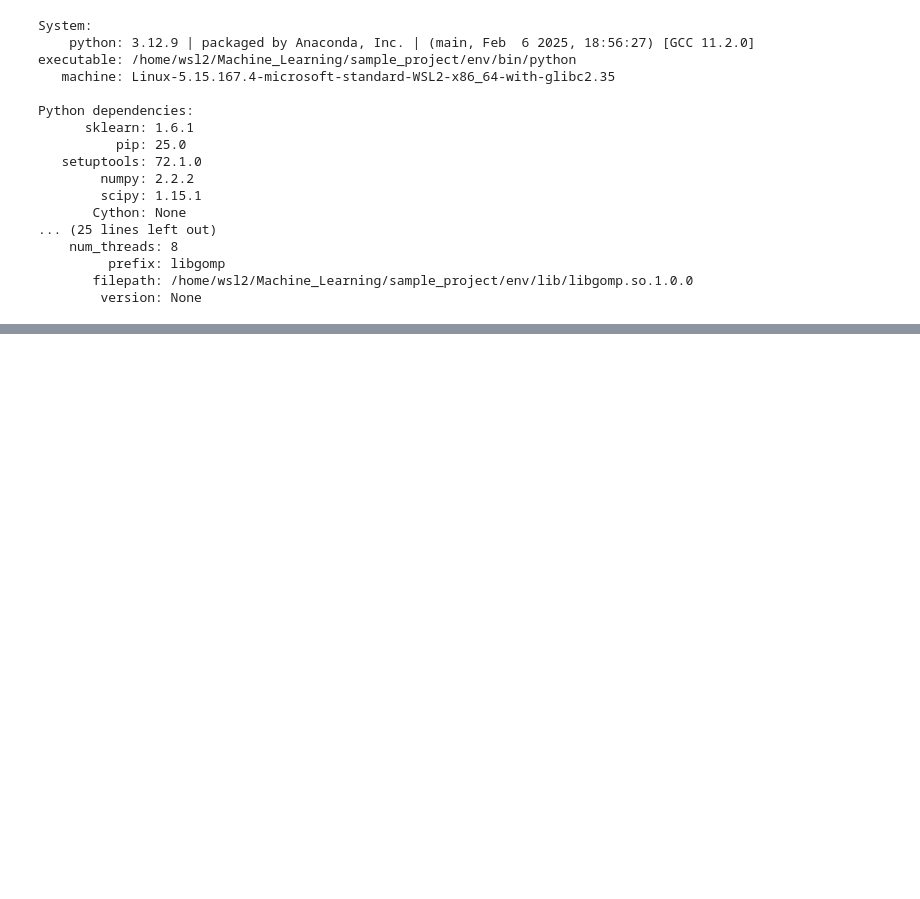
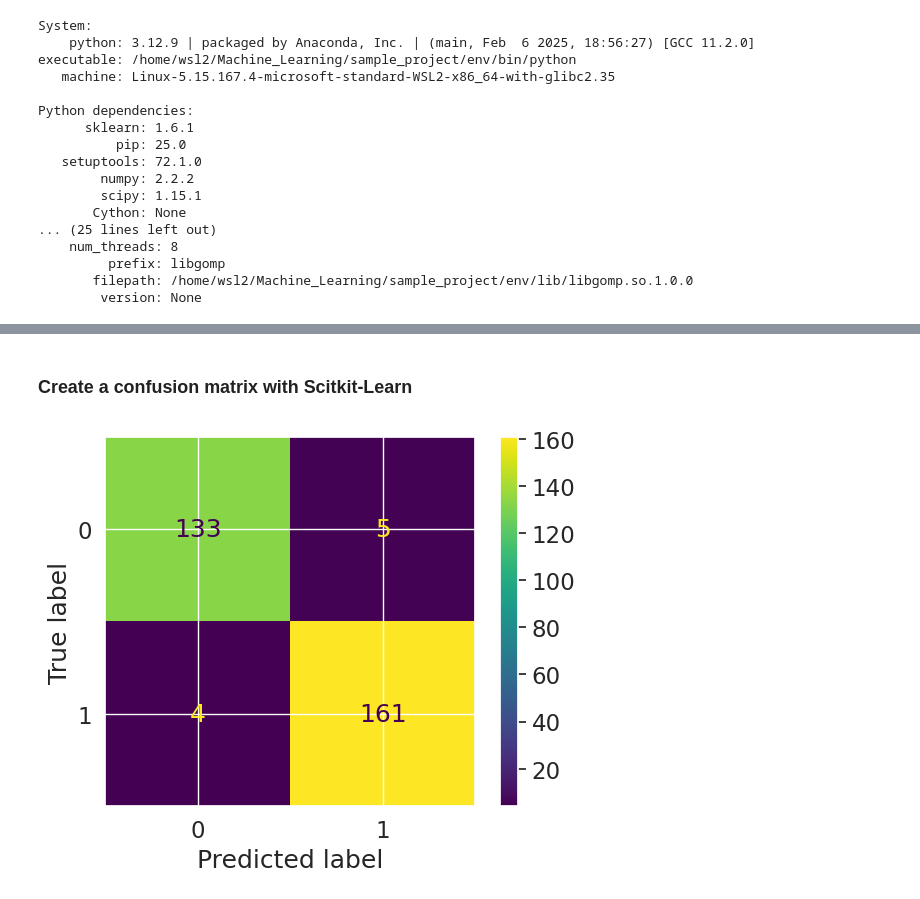
Before and after one commit to dirk-kappel/ml-data_science, a Jupyter notebook: introduction-to-scikit-learn.ipynb, the cells around one changed output, grey strips where cells are left out. Saved outputs shown, nothing was run; the diff lists cells and outputs as text; code cells hidden in the pictures; blank space fills up the shorter version.

```diff
--- a/introduction-to-scikit-learn.ipynb
+++ b/introduction-to-scikit-learn.ipynb
@@ -176,0 +1197,25 @@ Python dependencies:
+# %%
+import pandas as pd
+import numpy as np
+import matplotlib.pyplot as plt
+
+heart_disease = pd.read_csv("zero-to-mastery-ml/data/heart-disease.csv")
+
+from sklearn.model_selection import train_test_split
+from sklearn.ensemble import RandomForestClassifier
+
+np.random.seed(42)
+
+X = heart_disease.drop("target", axis=1)
+y = heart_disease["target"]
+
+# Create X_test,...
+X_train, X_test, y_train, y_test = train_test_split(X, y, test_size=0.2)
+
+# Create classifier model instance
+clf = RandomForestClassifier()
+
+# Fit classifier to training data
+clf.fit(X_train, y_train)
+
+y_preds = clf.predict(X_test)
@@ -176,0 +1233,13 @@ Python dependencies:
+# %% [markdown]
+### Create a confusion matrix with Scitkit-Learn
+# %%
+# https://scikit-learn.org/stable/modules/generated/sklearn.metrics.ConfusionMatrixDisplay.html
+# https://scikit-learn.org/stable/modules/generated/sklearn.metrics.confusion_matrix.html#sklearn.metrics.confusion_matrix
+from sklearn.metrics import confusion_matrix, ConfusionMatrixDisplay
+
+# From estimator
+ConfusionMatrixDisplay.from_estimator(estimator=clf,
+                                      X=X,
+                                      y=y);
+# %% [output]
+[figure, added]
```
Also changed, not shown: parts of 165 cells of this notebook.
